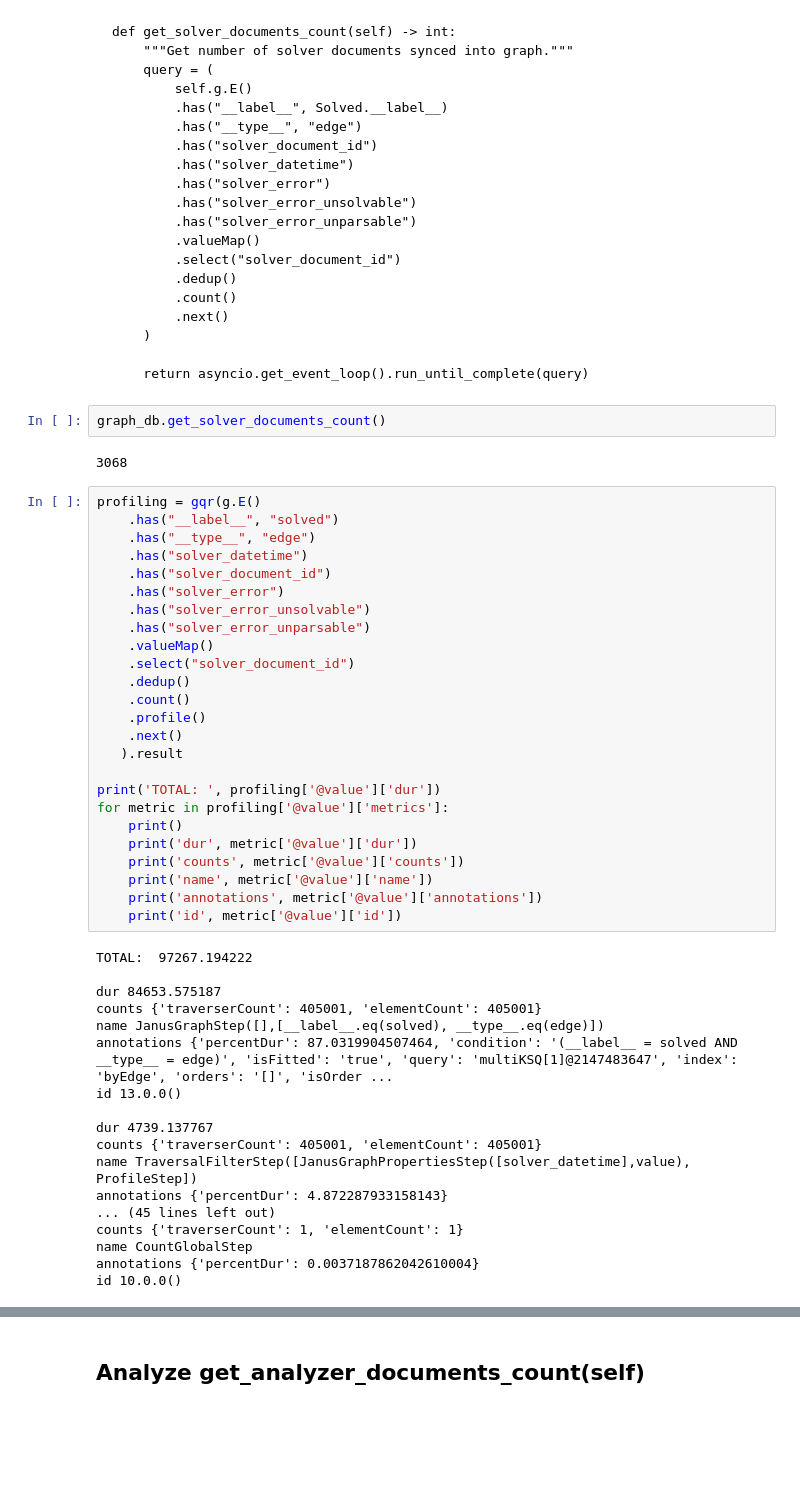
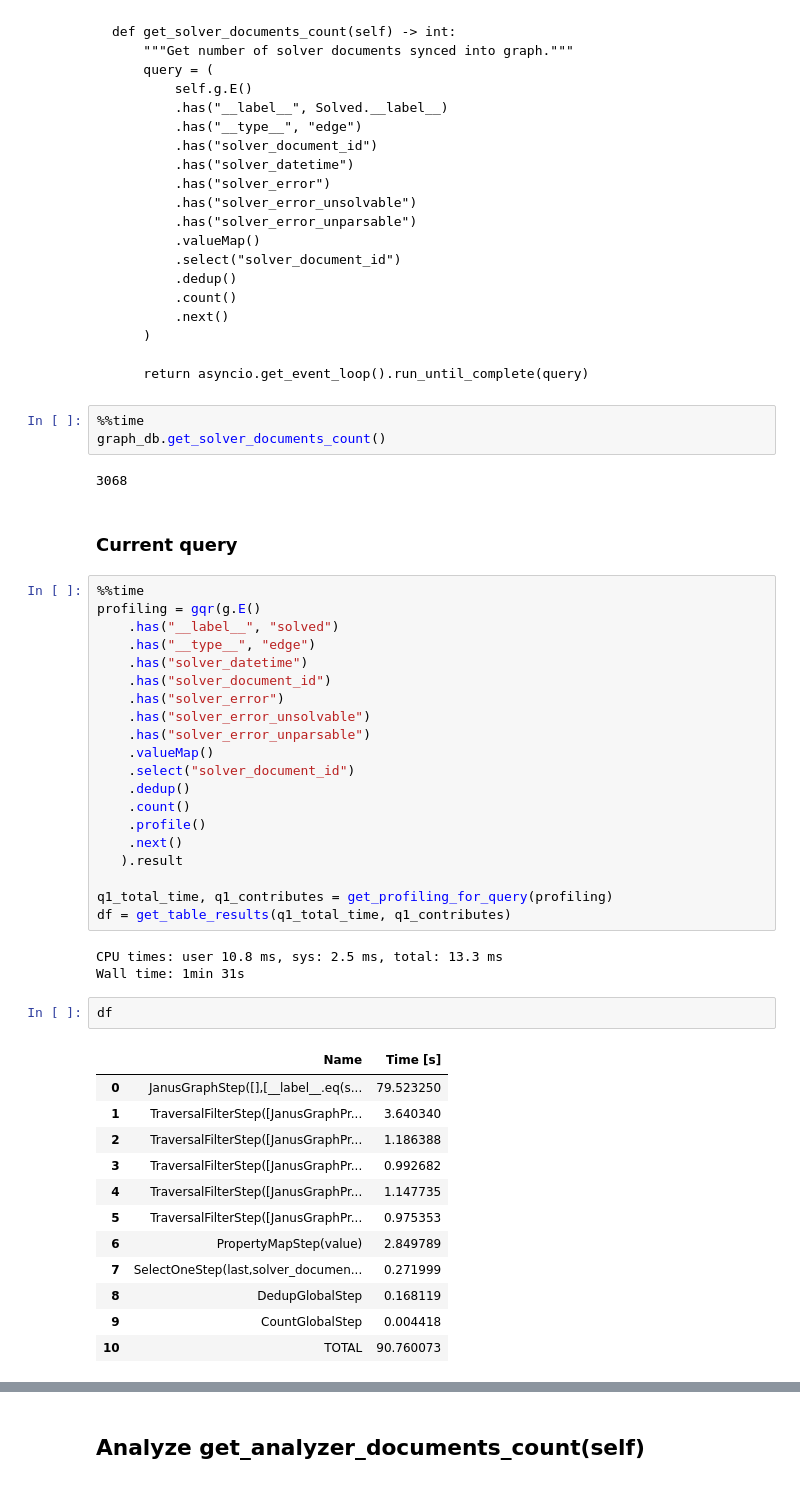
Before and after one commit to pacospace/notebooks, a Jupyter notebook: notebooks/development/Errors in Graph Database and Query Optimization.ipynb, the cells around one changed output, grey strips where cells are left out. Cells and saved outputs as stored; diff of their text form; blank space fills up the shorter version.

```diff
--- a/notebooks/development/Errors in Graph Database and Query Optimization.ipynb
+++ b/notebooks/development/Errors in Graph Database and Query Optimization.ipynb
@@ -200,11 +358,15 @@ Wall time: 13 s
         )
 
         return asyncio.get_event_loop().run_until_complete(query)
-# %%
-graph_db.get_solver_documents_count()
-# %% [output]
-3068
+# %%
+%%time
+graph_db.get_solver_documents_count()
+# %% [output]
+3068
+# %% [markdown]
+### Current query
 # %%
+%%time
 profiling = gqr(g.E()
     .has("__label__", "solved")
     .has("__type__", "edge")
@@ -221,29 +383,23 @@ profiling = gqr(g.E()
     .next()
    ).result
 
-print('TOTAL: ', profiling['@value']['dur'])
-for metric in profiling['@value']['metrics']:
-    print()
-    print('dur', metric['@value']['dur'])
-    print('counts', metric['@value']['counts'])
-    print('name', metric['@value']['name'])
-    print('annotations', metric['@value']['annotations'])
-    print('id', metric['@value']['id'])
+q1_total_time, q1_contributes = get_profiling_for_query(profiling)
+df = get_table_results(q1_total_time, q1_contributes)
 # %% [output]
-TOTAL:  97267.194222
-
-dur 84653.575187
-counts {'traverserCount': 405001, 'elementCount': 405001}
-name JanusGraphStep([],[__label__.eq(solved), __type__.eq(edge)])
-annotations {'percentDur': 87.0319904507464, 'condition': '(__label__ = solved AND __type__ = edge)', 'isFitted': 'true', 'query': 'multiKSQ[1]@2147483647', 'index': 'byEdge', 'orders': '[]', 'isOrder ...
-id 13.0.0()
-
-dur 4739.137767
-counts {'traverserCount': 405001, 'elementCount': 405001}
-name TraversalFilterStep([JanusGraphPropertiesStep([solver_datetime],value), ProfileStep])
-annotations {'percentDur': 4.872287933158143}
-... (45 lines left out)
-counts {'traverserCount': 1, 'elementCount': 1}
-name CountGlobalStep
-annotations {'percentDur': 0.0037187862042610004}
-id 10.0.0()
+CPU times: user 10.8 ms, sys: 2.5 ms, total: 13.3 ms
+Wall time: 1min 31s
+# %%
+df
+# %% [output]
+|  | Name | Time [s] |
+| 0 | JanusGraphStep([],[__label__.eq(s... | 79.523250 |
+| 1 | TraversalFilterStep([JanusGraphPr... | 3.640340 |
+| 2 | TraversalFilterStep([JanusGraphPr... | 1.186388 |
+| 3 | TraversalFilterStep([JanusGraphPr... | 0.992682 |
+| 4 | TraversalFilterStep([JanusGraphPr... | 1.147735 |
+| 5 | TraversalFilterStep([JanusGraphPr... | 0.975353 |
+| 6 | PropertyMapStep(value) | 2.849789 |
+| 7 | SelectOneStep(last,solver_documen... | 0.271999 |
+| 8 | DedupGlobalStep | 0.168119 |
+| 9 | CountGlobalStep | 0.004418 |
+| 10 | TOTAL | 90.760073 |
```
Also changed, not shown: parts of 63 cells of this notebook.
